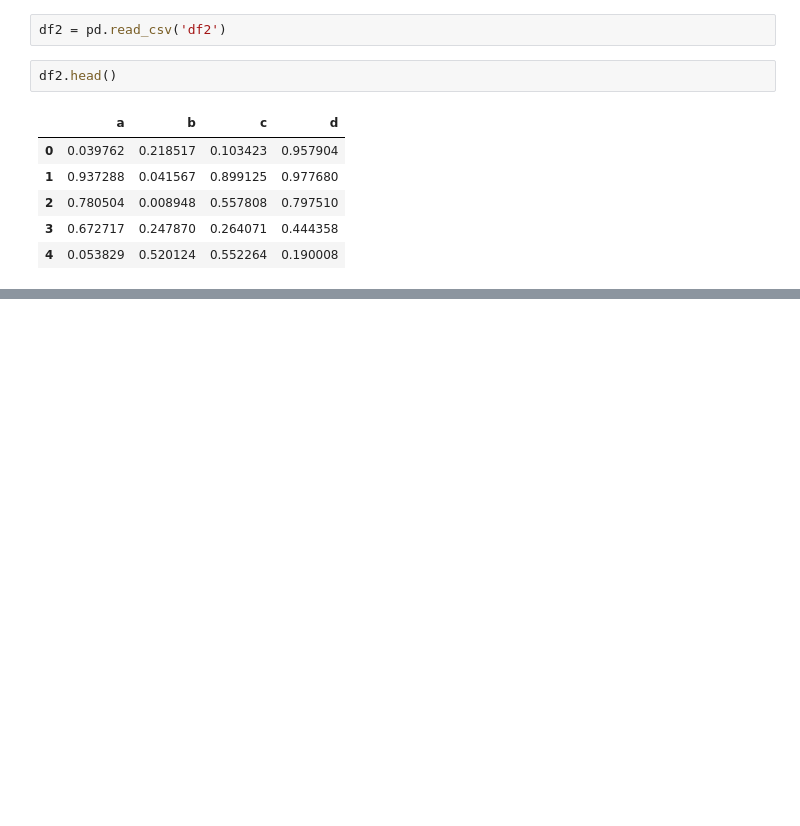
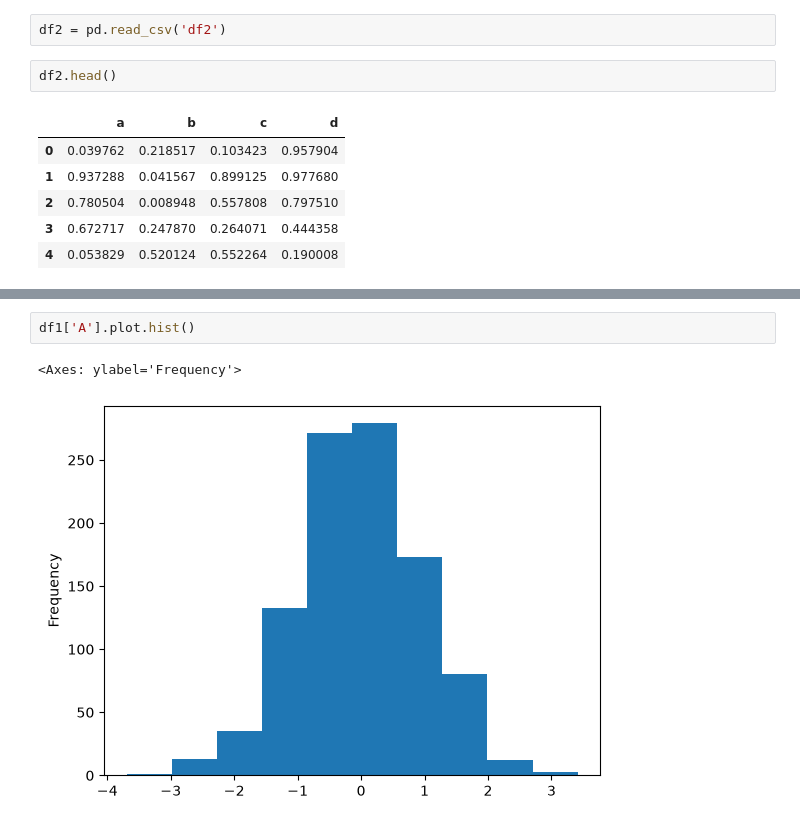
Before and after one commit to CyberWol-12/Machine_Learning_with_Python, a Jupyter notebook: machile_learning_basic to advance/Refactored_Py_DS_ML_Bootcamp-master/07-Pandas-Built-in-Data-Viz/04-build-in.ipynb, the cells around one changed output, grey strips where cells are left out. Saved outputs shown, nothing was run; the diff lists cells and outputs as text; blank space fills up the shorter version.

```diff
--- a/machile_learning_basic to advance/Refactored_Py_DS_ML_Bootcamp-master/07-Pandas-Built-in-Data-Viz/04-build-in.ipynb
+++ b/machile_learning_basic to advance/Refactored_Py_DS_ML_Bootcamp-master/07-Pandas-Built-in-Data-Viz/04-build-in.ipynb
@@ -27,0 +34,5 @@ df2.head()
+# %%
+df1['A'].plot.hist()
+# %% [output]
+<Axes: ylabel='Frequency'>
+[figure, added]
```
Also changed, not shown: parts of 12 cells of this notebook.
